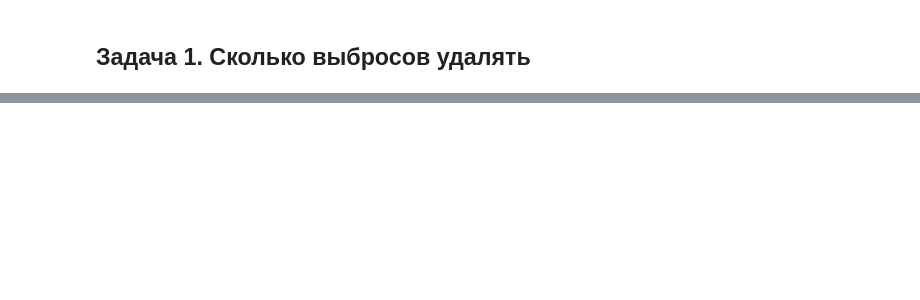
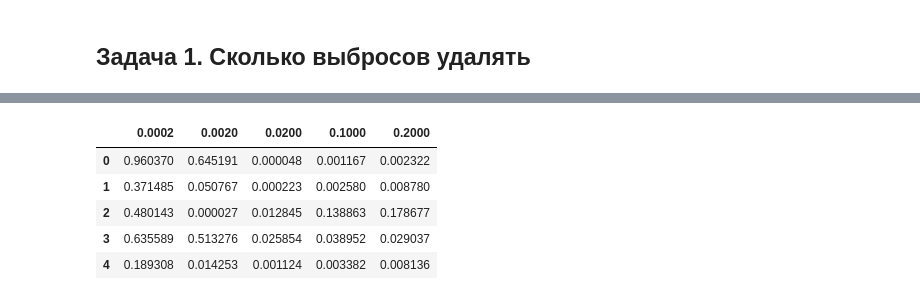
Before and after one commit to ib-rain/kc, a Jupyter notebook: simulator_ab/06_Solution.ipynb, the cells around one changed output, grey strips where cells are left out. Cells and saved outputs as stored; diff of their text form; code cells hidden in the pictures; blank space fills up the shorter version.

```diff
--- a/simulator_ab/06_Solution.ipynb
+++ b/simulator_ab/06_Solution.ipynb
@@ -28,0 +251,19 @@ from _shared import *
+# %%
+error_rates2 = get_error_rates_outlier(
+    df=df_web_logs,
+    N=10_000,
+    outlier_quantiles=filter_quantiles,
+    metric=target_metric,
+    effect_size=mde,
+    effect_type='rnd',
+    rnd_perc=0.01
+)
+
+error_rates2.head()
+# %% [output]
+|  | 0.0002 | 0.0020 | 0.0200 | 0.1000 | 0.2000 |
+| 0 | 0.960370 | 0.645191 | 0.000048 | 0.001167 | 0.002322 |
+| 1 | 0.371485 | 0.050767 | 0.000223 | 0.002580 | 0.008780 |
+| 2 | 0.480143 | 0.000027 | 0.012845 | 0.138863 | 0.178677 |
+| 3 | 0.635589 | 0.513276 | 0.025854 | 0.038952 | 0.029037 |
+| 4 | 0.189308 | 0.014253 | 0.001124 | 0.003382 | 0.008136 |
```
Also changed, not shown: parts of 17 cells of this notebook, 2 other files.
